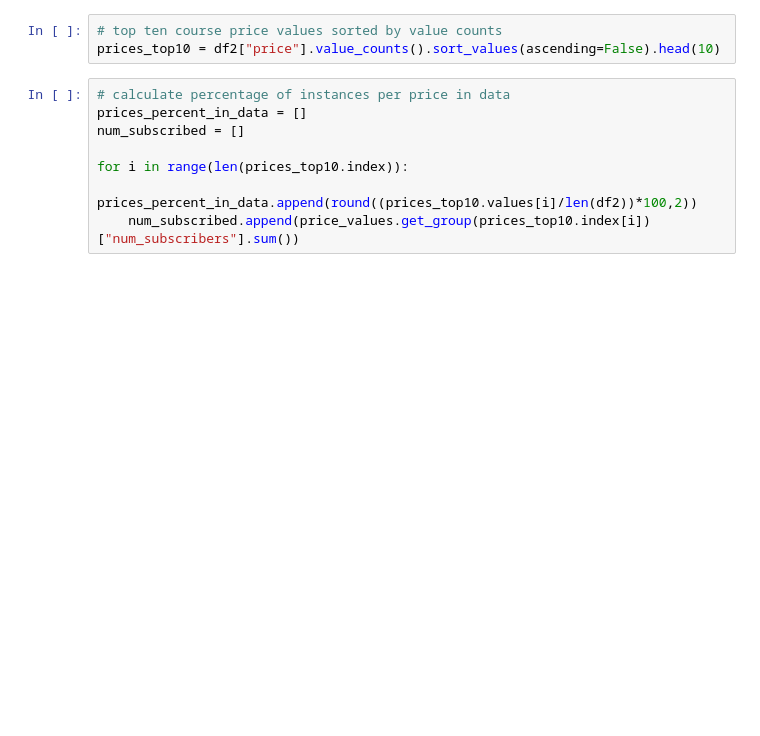
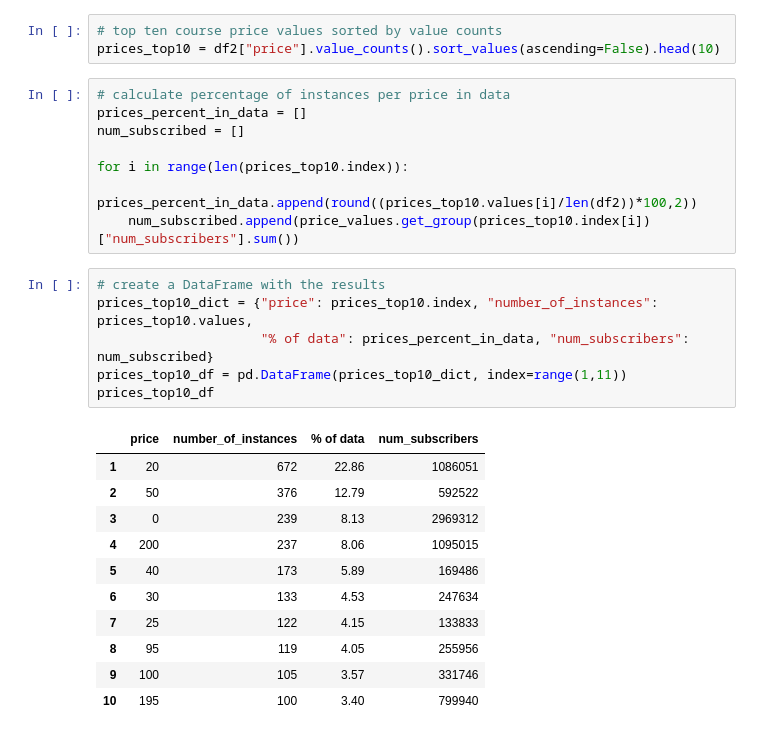
Before and after one commit to adiy55/1SA-Final-Project, a Jupyter notebook: 1SA ML Udemy Courses.ipynb, the cells around one changed output. Saved outputs shown, nothing was run; the diff lists cells and outputs as text; blank space fills up the shorter version.

Commit message:
Create a DataFrame with top 10 common prices calculations results

```diff
--- a/1SA ML Udemy Courses.ipynb
+++ b/1SA ML Udemy Courses.ipynb
@@ -342,3 +342,21 @@ num_subscribed = []
 for i in range(len(prices_top10.index)):
     prices_percent_in_data.append(round((prices_top10.values[i]/len(df2))*100,2))
     num_subscribed.append(price_values.get_group(prices_top10.index[i])["num_subscribers"].sum())
+# %%
+# create a DataFrame with the results
+prices_top10_dict = {"price": prices_top10.index, "number_of_instances": prices_top10.values,
+                     "% of data": prices_percent_in_data, "num_subscribers": num_subscribed}
+prices_top10_df = pd.DataFrame(prices_top10_dict, index=range(1,11))
+prices_top10_df
+# %% [output]
+|  | price | number_of_instances | % of data | num_subscribers |
+| 1 | 20 | 672 | 22.86 | 1086051 |
+| 2 | 50 | 376 | 12.79 | 592522 |
+| 3 | 0 | 239 | 8.13 | 2969312 |
+| 4 | 200 | 237 | 8.06 | 1095015 |
+| 5 | 40 | 173 | 5.89 | 169486 |
+| 6 | 30 | 133 | 4.53 | 247634 |
+| 7 | 25 | 122 | 4.15 | 133833 |
+| 8 | 95 | 119 | 4.05 | 255956 |
+| 9 | 100 | 105 | 3.57 | 331746 |
+| 10 | 195 | 100 | 3.40 | 799940 |
```
